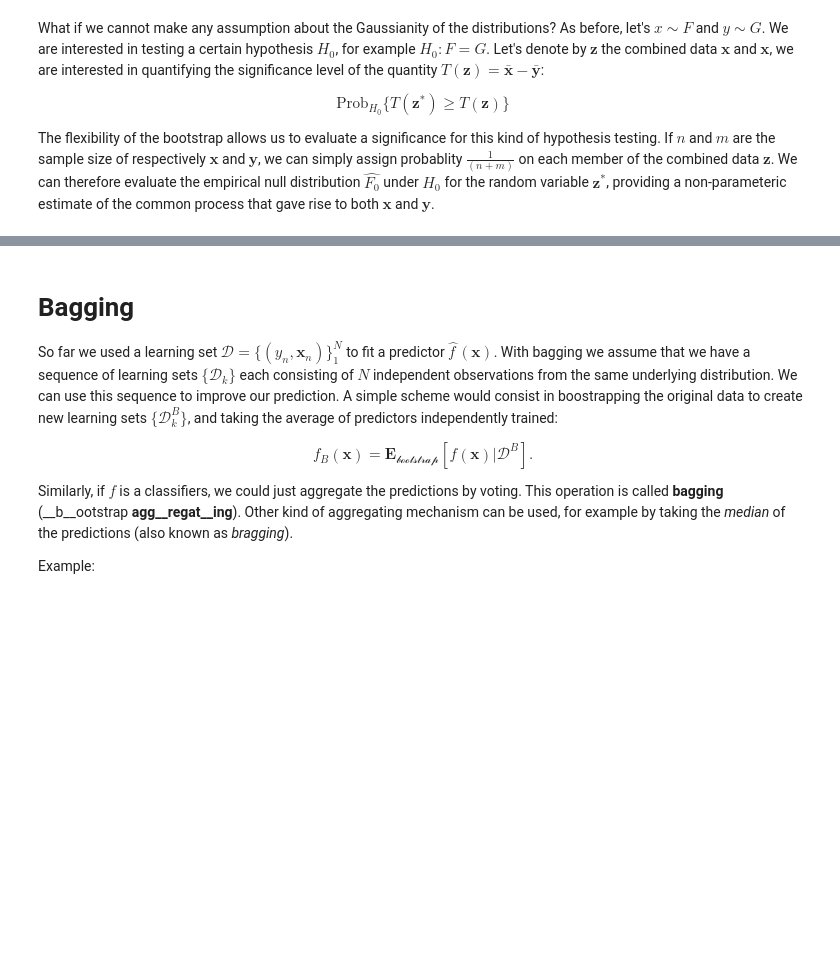
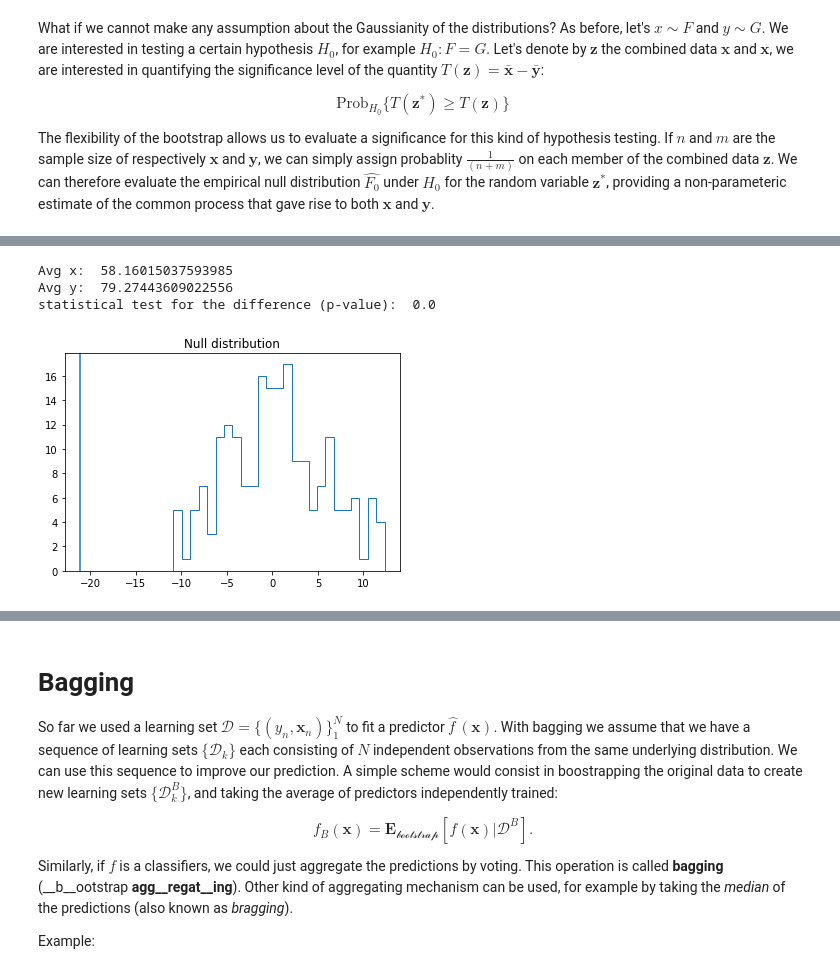
Before and after one commit to marcolorenzi/marcolorenzi.github.io, a Jupyter notebook: material/Resampling/lesson4.ipynb, the cells around one changed output, grey strips where cells are left out. Saved outputs shown, nothing was run; the diff lists cells and outputs as text; code cells hidden in the pictures; blank space fills up the shorter version.

```diff
--- a/material/Resampling/lesson4.ipynb
+++ b/material/Resampling/lesson4.ipynb
@@ -253,0 +344,24 @@ The bootstrap significance of the test is: 0.0
+# %%
+def boostrap_groups(x,y, B = 1):
+    z = np.concatenate([x, y])
+    diff_boostrap =np.empty(B)
+    for i in range(B):
+        permuted_data = np.random.choice(z, len(z), replace = True)
+        perm_sample_1 = permuted_data[:len(x)]
+        perm_sample_2 = permuted_data[len(x):]
+        diff_boostrap[i] = np.mean(perm_sample_1) - np.mean(perm_sample_2)
+    real_diff = np.mean(x) - np.mean(y)
+    print('Avg x: ', np.mean(x))
+    print('Avg y: ', np.mean(y))
+    print('statistical test for the difference (p-value): ', np.sum(real_diff>diff_boostrap)/B)
+    plt.hist(diff_boostrap, 25, histtype='step')
+    plt.title('Null distribution')
+    plt.axvline(x = real_diff)
+    plt.show()
+# %%
+boostrap_groups(rain_june,rain_november,200)
+# %% [output]
+Avg x:  58.16015037593985
+Avg y:  79.27443609022556
+statistical test for the difference (p-value):  0.0
+[figure, added]
```
Also changed, not shown: parts of 25 cells of this notebook, 2 other files.
